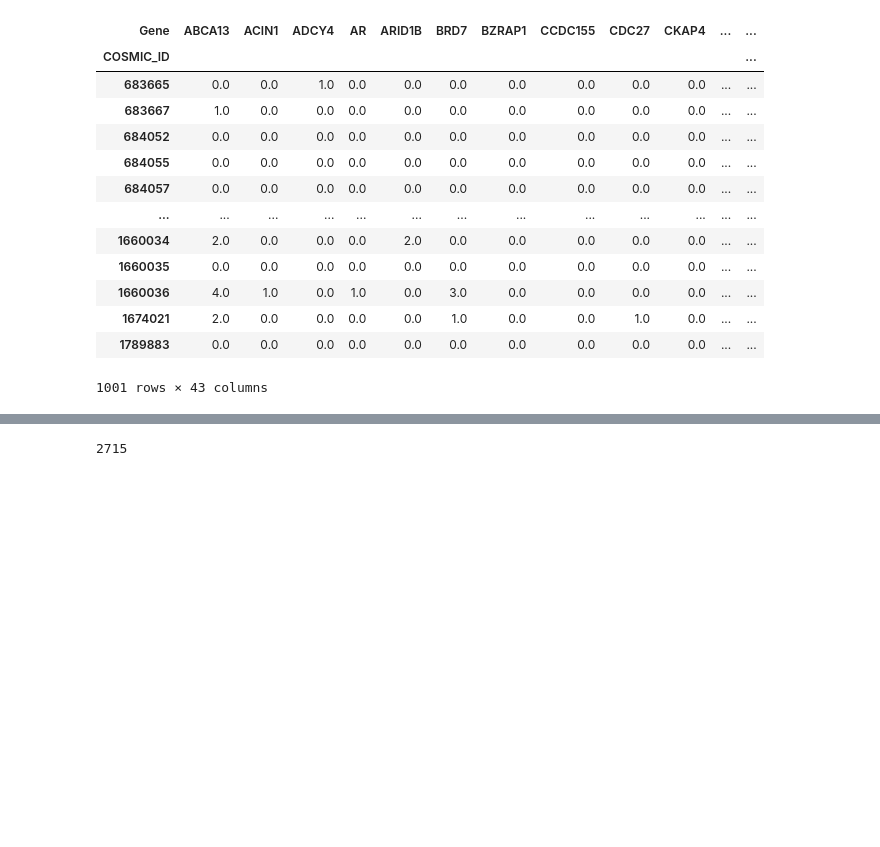
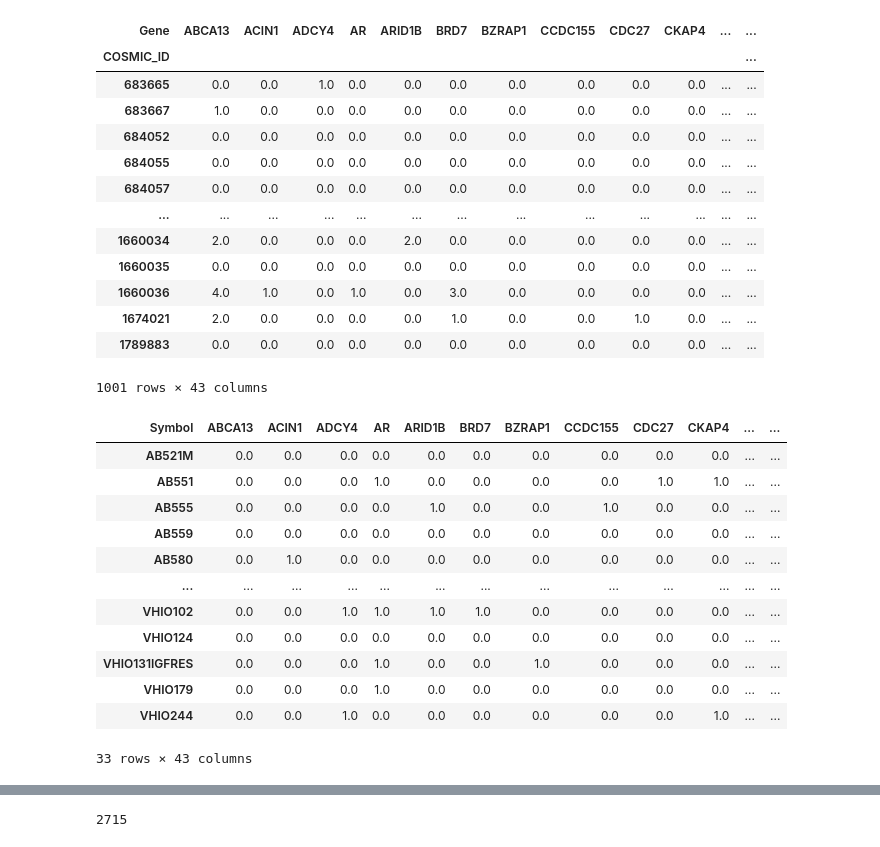
Before and after one commit to JDACS4C-IMPROVE/TCRP_data, a Jupyter notebook: code/process_sanger_drug_cell_line.ipynb, the cells around one changed output, grey strips where cells are left out. Cells and saved outputs as stored; diff of their text form; code cells hidden in the pictures; blank space fills up the shorter version.

```diff
--- a/code/process_sanger_drug_cell_line.ipynb
+++ b/code/process_sanger_drug_cell_line.ipynb
@@ -75,6 +75,21 @@ def list2index(cell_line_list, cell_line2id):
 
     return np.asarray(cell_line_idx_list)
 # %%
+PDTC_data_file = '/data/PTDC/'
+PDTC_exp_data_file = PDTC_data_file + 'ExpressionModels.tsv'
+PDTC_drug_cell_line_file = PDTC_data_file + 'DrugResponsesAUCModels.tsv'
+#download at https://ftp.sanger.ac.uk/pub4/cancerrxgene/releases/release-6.0/v17_fitted_dose_response.xlsx
+
+#cell_line_detail_file = data_file + 'Cell_Lines_Details.csv'
+PDTC_mutation_data_file = PDTC_data_file + 'SNVsModels.tsv'
+PDTC_drug_target_file ='/data/drug_targets.tsv'
+
+inbiomap_file = 'InBioMap_Symbol.sif'
+pathwaycomm_file = 'PathwayCommons_Symbol.sif'
+
+pd.set_option('display.max_columns', 20)
+pd.set_option('display.max_row', 10)
+
 data_file = '/data/GDSC/'
 new_network_file = '/data/'
 
@@ -138,3 +173,27 @@ mutation_df
 | 1674021 | 2.0 | 0.0 | 0.0 | 0.0 | 0.0 | 1.0 | 0.0 | 0.0 | 1.0 | 0.0 | ... | ... |
 | 1789883 | 0.0 | 0.0 | 0.0 | 0.0 | 0.0 | 0.0 | 0.0 | 0.0 | 0.0 | 0.0 | ... | ... |
 1001 rows × 43 columns
+# %%
+PDTC_maf = pd.read_csv(PDTC_mutation_data_file, sep='\t', index_col=0).fillna(0)
+PDTC_mutation_df= PDTC_maf.replace(to_replace="NO",value=0.0)
+PDTC_mutation_df= PDTC_mutation_df.replace(to_replace="chr*",value=1.0,regex=True)
+# print len(mutation_cell_line_list), len(mutation_gene_list)
+PDTC_mutation_df = PDTC_mutation_df.transpose()
+PDTC_mutation_df = PDTC_mutation_df[selected_mut_gene_list]
+PDTC_mutation_gene_list = list(PDTC_mutation_df.columns)
+PDTC_mutation_cell_line_list = list(PDTC_mutation_df.index.unique())
+PDTC_mutation_df
+# %% [output]
+| Symbol | ABCA13 | ACIN1 | ADCY4 | AR | ARID1B | BRD7 | BZRAP1 | CCDC155 | CDC27 | CKAP4 | ... | ... |
+| AB521M | 0.0 | 0.0 | 0.0 | 0.0 | 0.0 | 0.0 | 0.0 | 0.0 | 0.0 | 0.0 | ... | ... |
+| AB551 | 0.0 | 0.0 | 0.0 | 1.0 | 0.0 | 0.0 | 0.0 | 0.0 | 1.0 | 1.0 | ... | ... |
+| AB555 | 0.0 | 0.0 | 0.0 | 0.0 | 1.0 | 0.0 | 0.0 | 1.0 | 0.0 | 0.0 | ... | ... |
+| AB559 | 0.0 | 0.0 | 0.0 | 0.0 | 0.0 | 0.0 | 0.0 | 0.0 | 0.0 | 0.0 | ... | ... |
+| AB580 | 0.0 | 1.0 | 0.0 | 0.0 | 0.0 | 0.0 | 0.0 | 0.0 | 0.0 | 0.0 | ... | ... |
+| ... | ... | ... | ... | ... | ... | ... | ... | ... | ... | ... | ... | ... |
+| VHIO102 | 0.0 | 0.0 | 1.0 | 1.0 | 1.0 | 1.0 | 0.0 | 0.0 | 0.0 | 0.0 | ... | ... |
+| VHIO124 | 0.0 | 0.0 | 0.0 | 0.0 | 0.0 | 0.0 | 0.0 | 0.0 | 0.0 | 0.0 | ... | ... |
+| VHIO131IGFRES | 0.0 | 0.0 | 0.0 | 1.0 | 0.0 | 0.0 | 1.0 | 0.0 | 0.0 | 0.0 | ... | ... |
+| VHIO179 | 0.0 | 0.0 | 0.0 | 1.0 | 0.0 | 0.0 | 0.0 | 0.0 | 0.0 | 0.0 | ... | ... |
+| VHIO244 | 0.0 | 0.0 | 1.0 | 0.0 | 0.0 | 0.0 | 0.0 | 0.0 | 0.0 | 1.0 | ... | ... |
+33 rows × 43 columns
```
Also changed, not shown: parts of 23 cells of this notebook, 2 other files.
